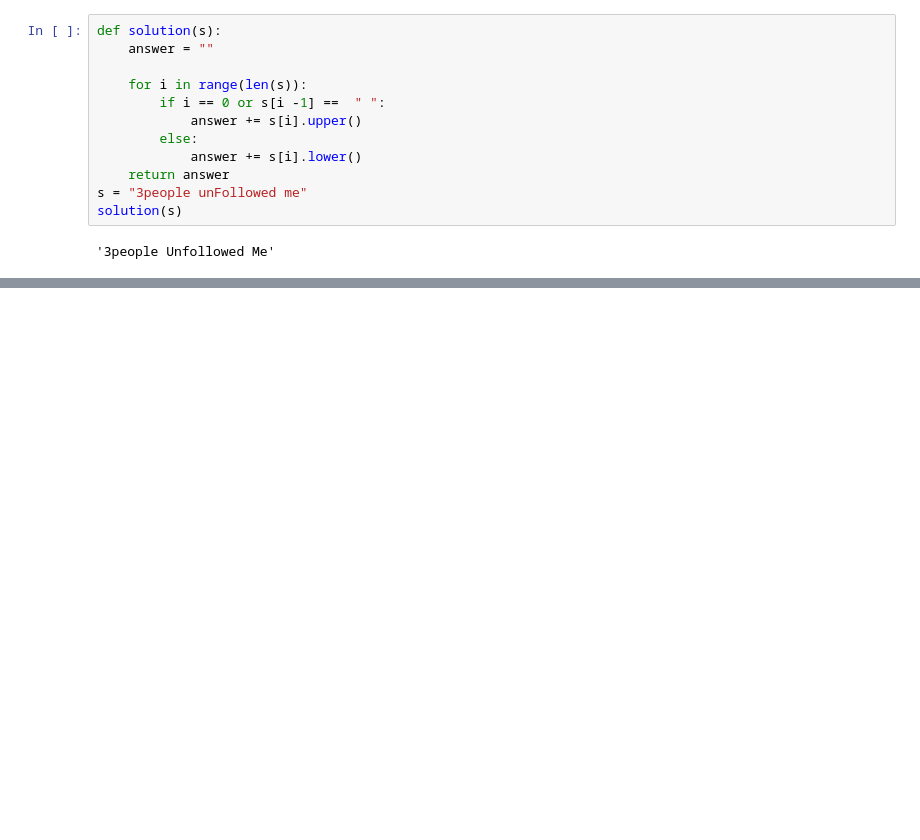
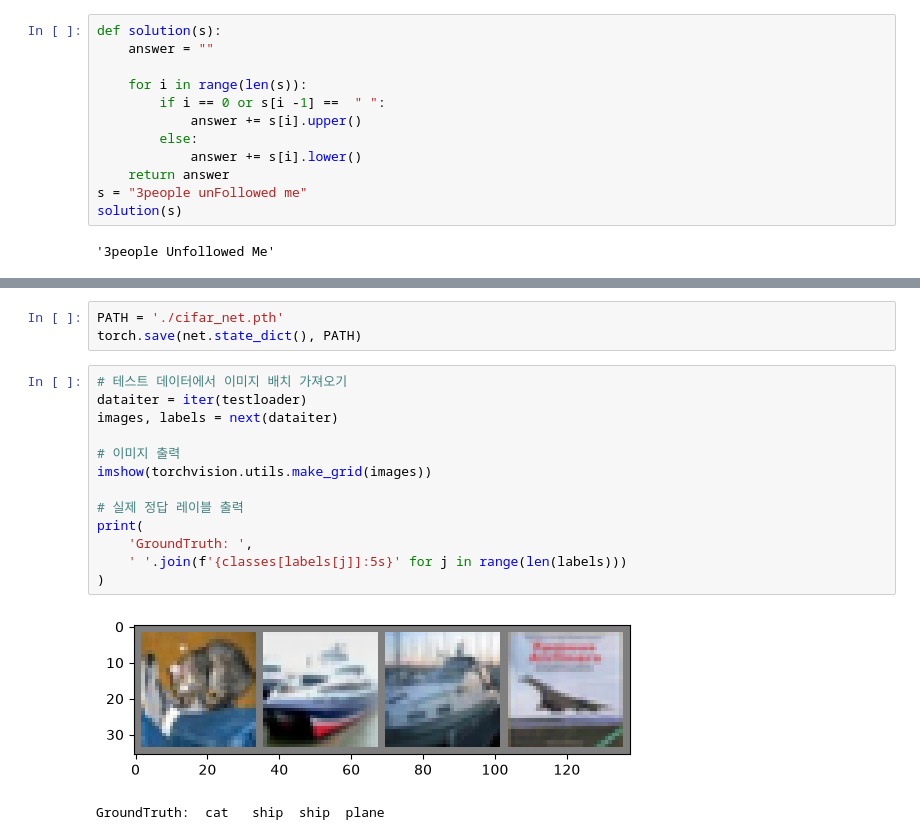
Before and after one commit to gmkoo-d3v/python, a Jupyter notebook: src/code/Oct_2026/Oct15/main.ipynb, the cells around one changed output, grey strips where cells are left out. Cells and saved outputs as stored; diff of their text form; blank space fills up the shorter version.

```diff
--- a/src/code/Oct_2026/Oct15/main.ipynb
+++ b/src/code/Oct_2026/Oct15/main.ipynb
@@ -41,0 +211,19 @@ solution(s)
+# %%
+PATH = './cifar_net.pth'
+torch.save(net.state_dict(), PATH)
+# %%
+# 테스트 데이터에서 이미지 배치 가져오기
+dataiter = iter(testloader)
+images, labels = next(dataiter)
+
+# 이미지 출력
+imshow(torchvision.utils.make_grid(images))
+
+# 실제 정답 레이블 출력
+print(
+    'GroundTruth: ',
+    ' '.join(f'{classes[labels[j]]:5s}' for j in range(len(labels)))
+)
+# %% [output]
+[figure, added]
+GroundTruth:  cat   ship  ship  plane
```
Also changed, not shown: parts of 8 cells of this notebook, 7 other files.
